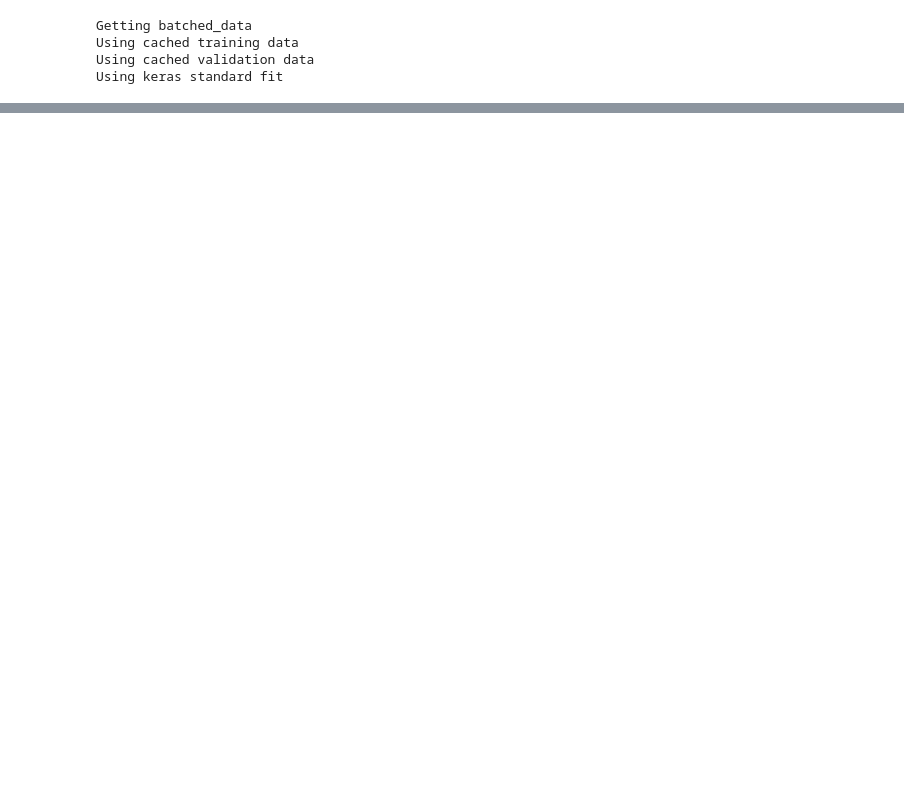
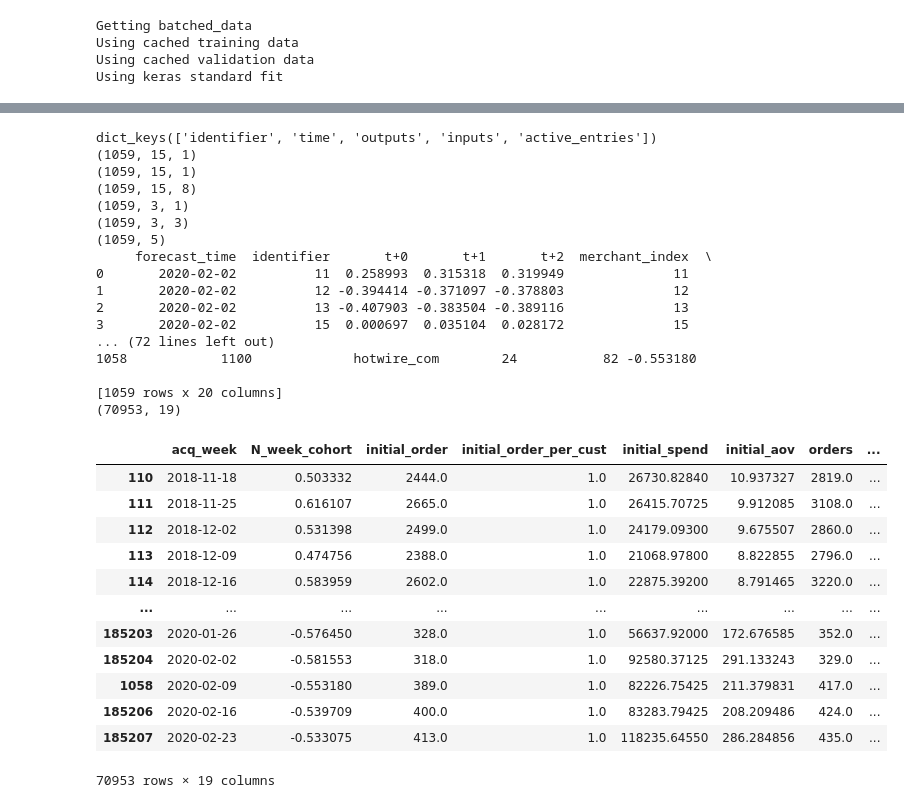
Before and after one commit to Isaac-JL-Chen/tft-cbcv, a Jupyter notebook: script_train_fixed_params.ipynb, the cells around one changed output, grey strips where cells are left out. Cells and saved outputs as stored; diff of their text form; code cells hidden in the pictures; blank space fills up the shorter version.

```diff
--- a/script_train_fixed_params.ipynb
+++ b/script_train_fixed_params.ipynb
@@ -465,0 +576,11 @@ print("Normalised Quantile Loss for Test Data: P50={x1:.5f}, P90={x2:.5f}, P10={
+# %%
+valid_test_data = pd.concat([valid, test])
+
+# build time frame
+prediction_timeframe = pd.concat([valid,test]).acq_week.unique()
+prediction_timeframe.sort()
+
+prediction_timeframe = prediction_timeframe[-params['num_encoder_steps']-len(test.acq_week.unique()):]
+# np.append(prediction_timeframe, str(datetime.datetime.strptime(prediction_timeframe[-1], '%Y-%m-%d').date() + datetime.timedelta(7)))
+print(len(prediction_timeframe))
+prediction_timeframe
@@ -465,0 +647,57 @@ print("Normalised Quantile Loss for Test Data: P50={x1:.5f}, P90={x2:.5f}, P10={
+# %%
+print(test_batch_data.keys()) # dict_keys(['identifier', 'time', 'outputs', 'inputs', 'active_entries'])
+print(test_batch_data['identifier'].shape) # (sample, total_time_steps = encoder+decoder, 1)
+print(test_batch_data['time'].shape) # (sample, total_time_steps = encoder+decoder, 1)
+print(test_batch_data['inputs'].shape) # (sample, total_time_steps = encoder+decoder, target + input features)
+print(test_batch_data['outputs'].shape) # (sample, decoder steps, 1)
+print(test_combined.shape) # (sample, decoder steps, quantile)
+print(test_predicted['p50'].shape)
+
+temp=test_predicted['p50']
+temp['merchant_index'] = temp['identifier']
+predicted_week = str(datetime.datetime.strptime(temp['forecast_time'][0], '%Y-%m-%d').date() + datetime.timedelta(7))
+temp['acq_week'] = predicted_week
+print(temp)
+
+# merge -- conditional replacement
+replacement = pd.merge(valid_test_data, temp[['acq_week', 'merchant_index', 't+0']],
+                       on=['acq_week', 'merchant_index'])
+print(replacement)
+replacement = replacement.drop('N_week_cohort', axis=1)
+replacement = replacement.rename({'t+0': 'N_week_cohort'}, axis=1)
+
+print(valid_test_data.shape)
+## update with prediction replaced data
+pd.concat([valid_test_data[valid_test_data['acq_week']!=predicted_week],
+           replacement]).sort_values(['merchant_index','acq_week'])
+# %% [output]
+dict_keys(['identifier', 'time', 'outputs', 'inputs', 'active_entries'])
+(1059, 15, 1)
+(1059, 15, 1)
+(1059, 15, 8)
+(1059, 3, 1)
+(1059, 3, 3)
+(1059, 5)
+     forecast_time  identifier       t+0       t+1       t+2  merchant_index  \
+0       2020-02-02          11  0.258993  0.315318  0.319949              11
+1       2020-02-02          12 -0.394414 -0.371097 -0.378803              12
+2       2020-02-02          13 -0.407903 -0.383504 -0.389116              13
+3       2020-02-02          15  0.000697  0.035104  0.028172              15
+... (72 lines left out)
+1058            1100             hotwire_com        24           82 -0.553180
+
+[1059 rows x 20 columns]
+(70953, 19)
+|  | acq_week | N_week_cohort | initial_order | initial_order_per_cust | initial_spend | initial_aov | orders | ... |
+| 110 | 2018-11-18 | 0.503332 | 2444.0 | 1.0 | 26730.82840 | 10.937327 | 2819.0 | ... |
+| 111 | 2018-11-25 | 0.616107 | 2665.0 | 1.0 | 26415.70725 | 9.912085 | 3108.0 | ... |
+| 112 | 2018-12-02 | 0.531398 | 2499.0 | 1.0 | 24179.09300 | 9.675507 | 2860.0 | ... |
+| 113 | 2018-12-09 | 0.474756 | 2388.0 | 1.0 | 21068.97800 | 8.822855 | 2796.0 | ... |
+| 114 | 2018-12-16 | 0.583959 | 2602.0 | 1.0 | 22875.39200 | 8.791465 | 3220.0 | ... |
+| ... | ... | ... | ... | ... | ... | ... | ... | ... |
+| 185203 | 2020-01-26 | -0.576450 | 328.0 | 1.0 | 56637.92000 | 172.676585 | 352.0 | ... |
+| 185204 | 2020-02-02 | -0.581553 | 318.0 | 1.0 | 92580.37125 | 291.133243 | 329.0 | ... |
+| 1058 | 2020-02-09 | -0.553180 | 389.0 | 1.0 | 82226.75425 | 211.379831 | 417.0 | ... |
+| 185206 | 2020-02-16 | -0.539709 | 400.0 | 1.0 | 83283.79425 | 208.209486 | 424.0 | ... |
+| 185207 | 2020-02-23 | -0.533075 | 413.0 | 1.0 | 118235.64550 | 286.284856 | 435.0 | ... |
+70953 rows × 19 columns
```
Also changed, not shown: parts of 40 cells of this notebook, 11 other files.
